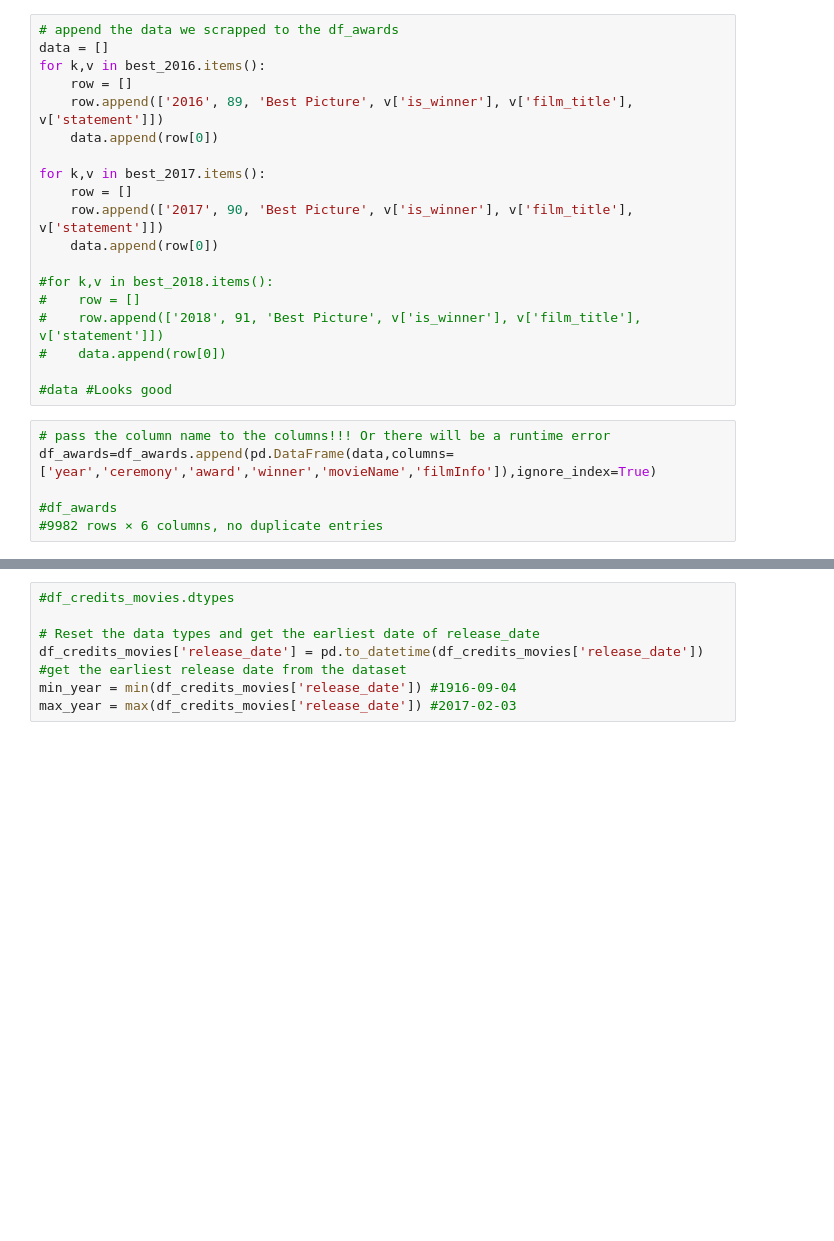
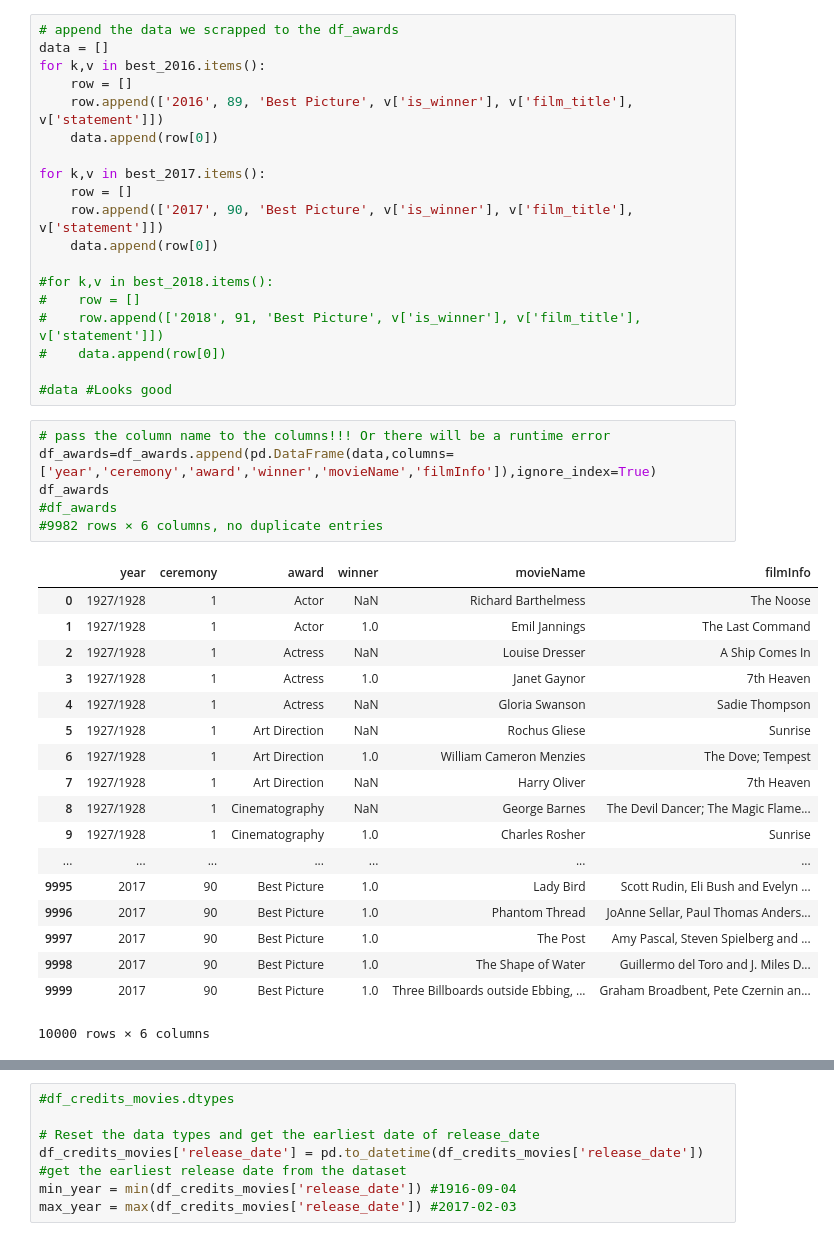
Before and after one commit to hone1er/oscarDataAnalysis, a Jupyter notebook: Priya's/bestPicture2-Copy1.ipynb, the cells around one changed output, grey strips where cells are left out. Saved outputs shown, nothing was run; the diff lists cells and outputs as text; blank space fills up the shorter version.

Commit message:
Adding our final Best_Movie ipynb
Adding our final best picture in Best_Movie ipynb

```diff
--- a/Priya's/bestPicture2-Copy1.ipynb
+++ b/Priya's/bestPicture2-Copy1.ipynb
@@ -92,9 +92,28 @@ for k,v in best_2017.items():
 # %%
 # pass the column name to the columns!!! Or there will be a runtime error
 df_awards=df_awards.append(pd.DataFrame(data,columns=['year','ceremony','award','winner','movieName','filmInfo']),ignore_index=True)
-
+df_awards
 #df_awards
 #9982 rows × 6 columns, no duplicate entries
+# %% [output]
+|  | year | ceremony | award | winner | movieName | filmInfo |
+| 0 | 1927/1928 | 1 | Actor | NaN | Richard Barthelmess | The Noose |
+| 1 | 1927/1928 | 1 | Actor | 1.0 | Emil Jannings | The Last Command |
+| 2 | 1927/1928 | 1 | Actress | NaN | Louise Dresser | A Ship Comes In |
+| 3 | 1927/1928 | 1 | Actress | 1.0 | Janet Gaynor | 7th Heaven |
+| 4 | 1927/1928 | 1 | Actress | NaN | Gloria Swanson | Sadie Thompson |
+| 5 | 1927/1928 | 1 | Art Direction | NaN | Rochus Gliese | Sunrise |
+| 6 | 1927/1928 | 1 | Art Direction | 1.0 | William Cameron Menzies | The Dove; Tempest |
+| 7 | 1927/1928 | 1 | Art Direction | NaN | Harry Oliver | 7th Heaven |
+| 8 | 1927/1928 | 1 | Cinematography | NaN | George Barnes | The Devil Dancer; The Magic Flame... |
+| 9 | 1927/1928 | 1 | Cinematography | 1.0 | Charles Rosher | Sunrise |
+| ... | ... | ... | ... | ... | ... | ... |
+| 9995 | 2017 | 90 | Best Picture | 1.0 | Lady Bird | Scott Rudin, Eli Bush and Evelyn ... |
+| 9996 | 2017 | 90 | Best Picture | 1.0 | Phantom Thread | JoAnne Sellar, Paul Thomas Anders... |
+| 9997 | 2017 | 90 | Best Picture | 1.0 | The Post | Amy Pascal, Steven Spielberg and ... |
+| 9998 | 2017 | 90 | Best Picture | 1.0 | The Shape of Water | Guillermo del Toro and J. Miles D... |
+| 9999 | 2017 | 90 | Best Picture | 1.0 | Three Billboards outside Ebbing, ... | Graham Broadbent, Pete Czernin an... |
+10000 rows × 6 columns
 # %%
 # Data Manipulation - Joining the dataframes
 # We start by saving only the movies we have credits info for and merge on the same movie id
```
Also changed, not shown: parts of 3 cells of this notebook, 10 other files.
